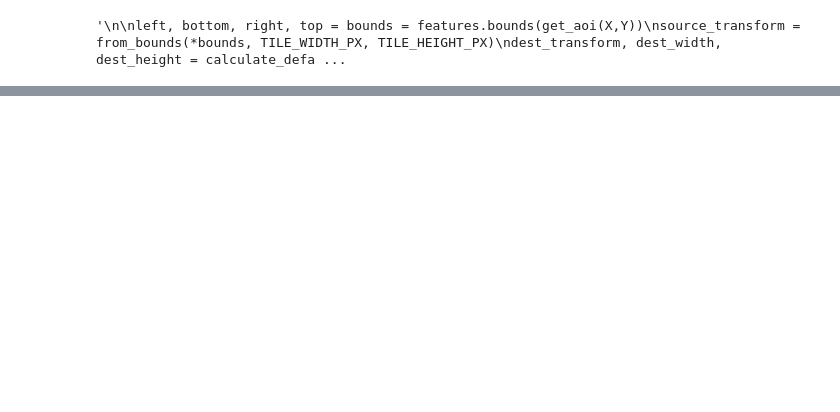
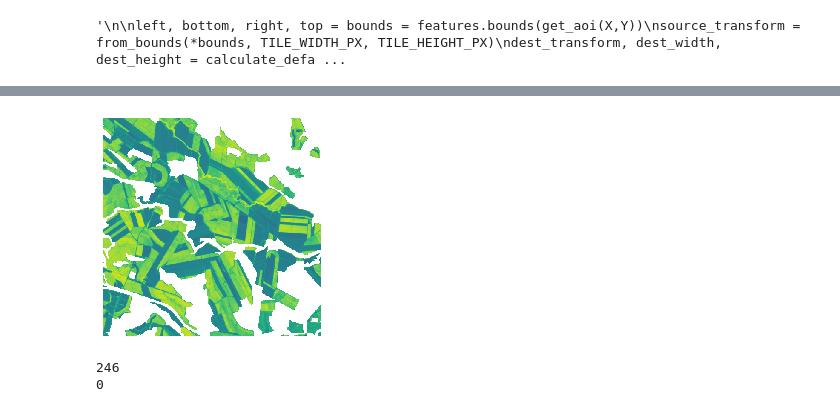
Before and after one commit to Mgunadi/Good_Crop_Bad_Crop, a Jupyter notebook: mapping.ipynb, the cells around one changed output, grey strips where cells are left out. Saved outputs shown, nothing was run; the diff lists cells and outputs as text; code cells hidden in the pictures; blank space fills up the shorter version.

Commit message:
debugging raster images

```diff
--- a/mapping.ipynb
+++ b/mapping.ipynb
@@ -295,3 +293,32 @@ m
+# %%
+from PIL import Image
+mask = generate_mask(X,Y)
+raster = create_vi_raster(mask,ndvi)
+image = plt.imshow(raster)
+plt.axis('off')
+#print(raster[0,0])
+#img = Image.fromarray(raster, mode= 'RGBA')
+#img.show()
+#img.save('my.png')
+
+plt.savefig('NDVI', transparent=True)
+#plt.imsave('NDVI')
+# %% [output]
+[figure, added]
+# %%
+import plotly.express as px
+mask = generate_mask(X,Y)
+raster = create_vi_raster(mask,ndvi)
+raster2 = (raster[:,:,:3] * 255).astype(int)
+print(raster2.max())
+print(raster2.min())
+
+
+figure = px.imshow(raster2)
+figure.show()
+# %% [output]
+246
+0
 # %%
 '''
 TODO
```
Also changed, not shown: parts of 5 cells of this notebook, 7 other files.
